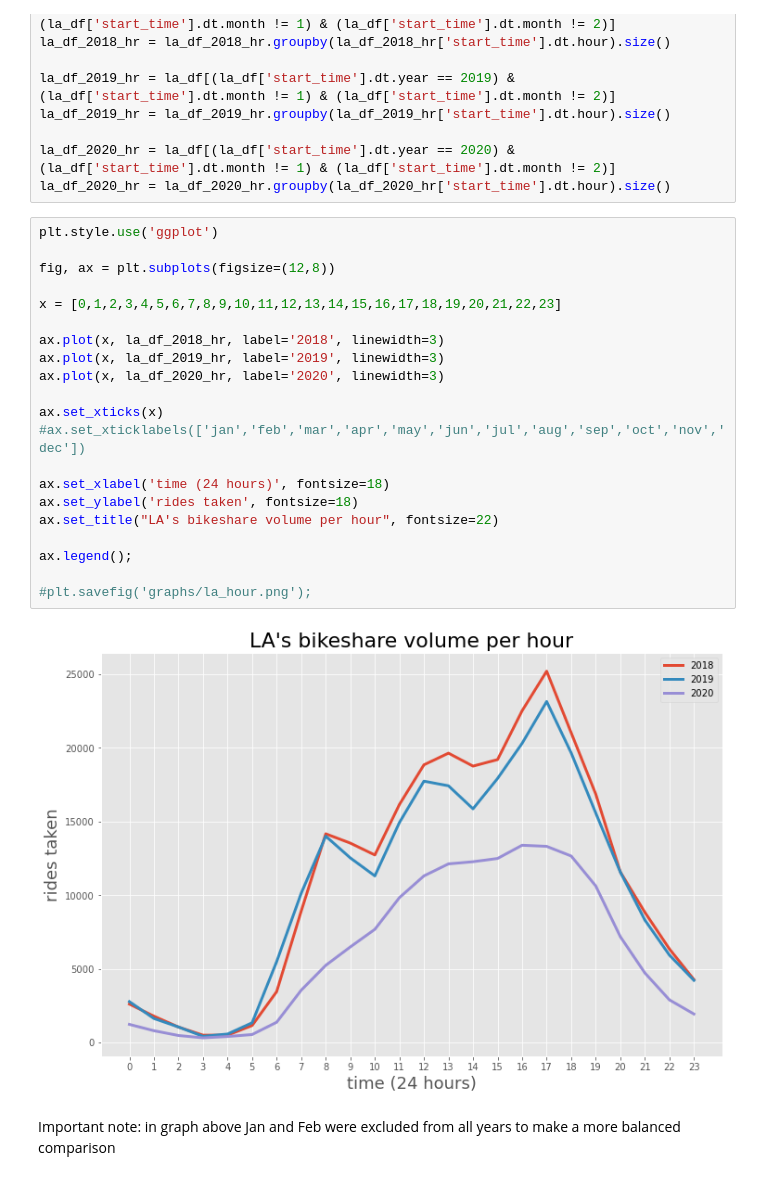
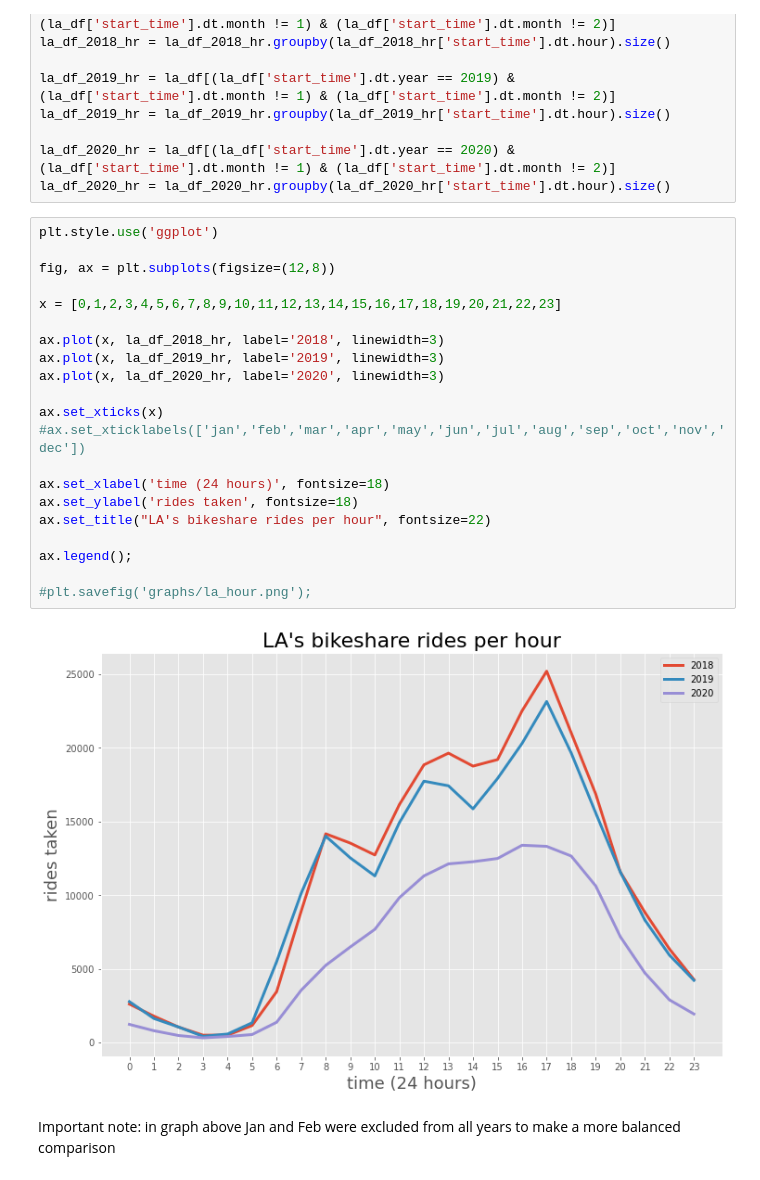
Before and after one commit to nick-kopy/Exploration-of-bike-share-programs-post-pandemic, a Jupyter notebook: data_clean.ipynb, the cells around one changed output. Drawn from its saved outputs; the diff is of its cells as text.

```diff
--- a/data_clean.ipynb
+++ b/data_clean.ipynb
@@ -289,26 +282,26 @@ la_df_2020_hr = la_df_2020_hr.groupby(la_df_2020_hr['start_time'].dt.hour).size(
 # %%
 plt.style.use('ggplot')
 
 fig, ax = plt.subplots(figsize=(12,8))
 
 x = [0,1,2,3,4,5,6,7,8,9,10,11,12,13,14,15,16,17,18,19,20,21,22,23]
 
 ax.plot(x, la_df_2018_hr, label='2018', linewidth=3)
 ax.plot(x, la_df_2019_hr, label='2019', linewidth=3)
 ax.plot(x, la_df_2020_hr, label='2020', linewidth=3)
 
 ax.set_xticks(x)
 #ax.set_xticklabels(['jan','feb','mar','apr','may','jun','jul','aug','sep','oct','nov','dec'])
 
 ax.set_xlabel('time (24 hours)', fontsize=18)
 ax.set_ylabel('rides taken', fontsize=18)
-ax.set_title("LA's bikeshare volume per hour", fontsize=22)
+ax.set_title("LA's bikeshare rides per hour", fontsize=22)
 
 ax.legend();
 
 #plt.savefig('graphs/la_hour.png');
 # %% [output]
-[figure, old version]
+[figure, new version]
 # %% [markdown]
 Important note: in graph above Jan and Feb were excluded from all years to make a more balanced comparison
 # %% [markdown]
```
Also changed, not shown: parts of 31 cells of this notebook, 1 other file.
